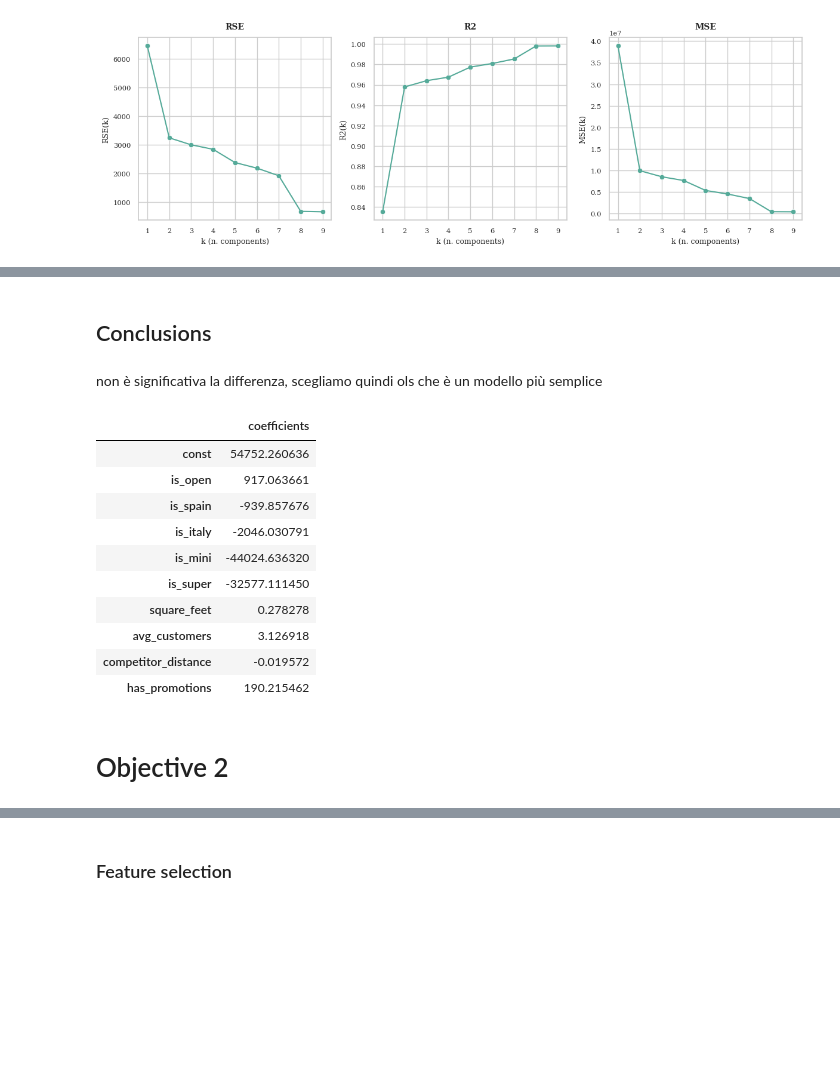
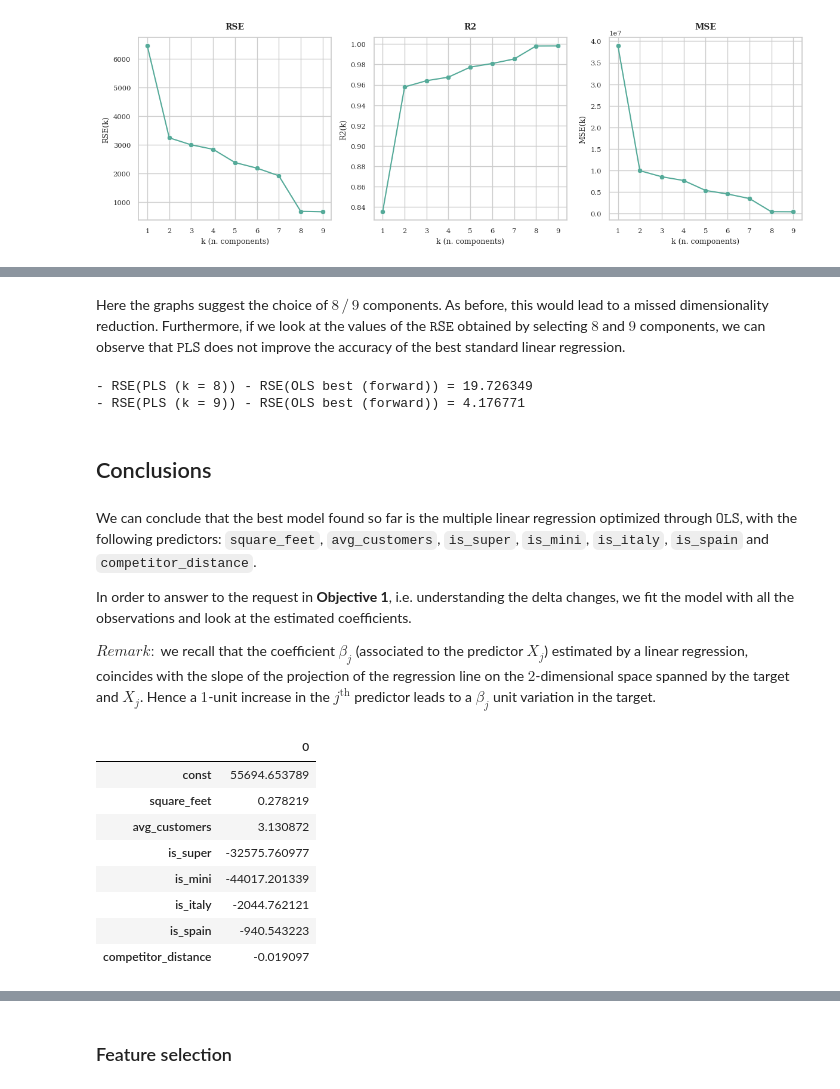
Before and after one commit to caporali/statistical_machine_learning_project, a Jupyter notebook: project_sml.ipynb, the cells around one changed output, grey strips where cells are left out. Drawn from its saved outputs; the diff is of its cells as text; code cells hidden in the pictures; blank space fills up the shorter version.

```diff
--- a/project_sml.ipynb
+++ b/project_sml.ipynb
@@ -806,7 +807,7 @@ def forward_selection_v2(training_method, X, y, criteria, alpha = 0.1):
 	best_metrics_k = {
 		"RSE": float("inf"),
 		"R2": 0,
-		"MSE": float("inf"),
+		"MSE": float("inf")
 	}
 	best_metrics = []
 	for _ in range(p):
@@ -832,8 +833,7 @@ def forward_selection_v2(training_method, X, y, criteria, alpha = 0.1):
 			cv_folds = {
 				"RSE": 0,
 				"R2": 0,
-				"MSE": 0,
-				"len": 0
+				"MSE": 0
 			}
 
 			# for each fold fit the model and estimate cv test error using the mean of the considered statistics in all folds
@@ -863,10 +863,9 @@ def forward_selection_v2(training_method, X, y, criteria, alpha = 0.1):
 				cv_folds["RSE"] = cv_folds["RSE"] + RSE
 				cv_folds["R2"] = cv_folds["R2"] + R2
 				cv_folds["MSE"] = cv_folds["MSE"] + MSE
-				cv_folds["len"] = cv_folds["len"] + 1
 
 			# compute the 5-fold errors
-			cv_folds = {key: cv_folds[key] / cv_folds["len"] for key in cv_folds.keys()}
+			cv_folds = {key: cv_folds[key] / number_folds for key in cv_folds.keys()}
 
 			# if the estimation of the error is better (according to the selected criteria) we store metrics and features
 			if better_by_criteria(cv_folds[criteria], best_metrics[k][criteria], criteria):
@@ -905,7 +904,7 @@ def backward_selection_v2(training_method, X, y, criteria, alpha = 0.1):
 	best_metrics_k = {
 		"RSE": float("inf"),
 		"R2": 0,
-		"MSE": float("inf"),
+		"MSE": float("inf")
 	}
 	best_metrics = []
 	for _ in range(p):
@@ -927,8 +926,7 @@ def backward_selection_v2(training_method, X, y, criteria, alpha = 0.1):
 			cv_folds = {
 				"RSE": 0,
 				"R2": 0,
-				"MSE": 0,
-				"len": 0
+				"MSE": 0
 			}
 
 			for train_index, validation_index in kf.split(X_subset):
@@ -955,10 +953,9 @@ def backward_selection_v2(training_method, X, y, criteria, alpha = 0.1):
 				cv_folds["RSE"] = cv_folds["RSE"] + RSE
 				cv_folds["R2"] = cv_folds["R2"] + R2
 				cv_folds["MSE"] = cv_folds["MSE"] + MSE
-				cv_folds["len"] = cv_folds["len"] + 1
 
 			# compute the 5-fold errors
-			cv_folds = {key: cv_folds[key] / cv_folds["len"] for key in cv_folds.keys()}
+			cv_folds = {key: cv_folds[key] / number_folds for key in cv_folds.keys()}
 
 			# if the estimation of the error is better we store metrics and features
 			if better_by_criteria(cv_folds[criteria], best_metrics[k - 1][criteria], criteria):
@@ -994,8 +991,8 @@ def report_best_parameters(features, metrics, criteria, model_name = "", verbose
 		if model_name != "":
 			print(model_name + ", ", end = "")
 		print("best parameters:\n\t- k =", criteria_best_k + 1, "\n\t- features =", features[criteria_best_k])
-		print("\t- cv metrics:\n\t\t- RSE =", metrics[criteria_best_k]["RSE"], "\n\t\t- R2 =",
-			metrics[criteria_best_k]["R2"], "\n\t\t- MSE =", metrics[criteria_best_k]["MSE"])
+		print("\t- cv metrics:\n\t\t- RSE =", '%.6f' % metrics[criteria_best_k]["RSE"], "\n\t\t- R2 =",
+			'%.6f' % metrics[criteria_best_k]["R2"], "\n\t\t- MSE =", '%.6f' % metrics[criteria_best_k]["MSE"])
 
 	return features[criteria_best_k], metrics[criteria_best_k]
 
@@ -1550,26 +1566,53 @@ non è utile fare pls (si vede dai plot)
+# %% [markdown]
+Here the graphs suggest the choice of $8\,/\,9$ components. As before, this would lead to a missed dimensionality reduction.
+Furthermore, if we look at the values of the $\texttt{RSE}$ obtained by selecting $8$ and $9$ components, we can observe that $\texttt{PLS}$ does not improve the accuracy of the best standard linear regression.
+# %%
+# 8 components consideres
+n_components = 8
+# model
+model_name = "PLS (k = " + str(n_components) +")"
+# print difference RSE
+print("- RSE(" + model_name + ") - RSE(OLS best (forward)) =",
+	'%.6f' % (errors_pls[n_components - 1]["RSE"] - cv_errors["RSE"]["OLS best (forward)"]))
+
+# 9 components consideres
+n_components = 9
+# model
+model_name = "PLS (k = " + str(n_components) +")"
+# print difference RSE
+print("- RSE(" + model_name + ") - RSE(OLS best (forward)) =",
+	'%.6f' % (errors_pls[n_components - 1]["RSE"] - cv_errors["RSE"]["OLS best (forward)"]))
+
+# store cv errors (9 components)
+cv_errors = pd.concat([cv_errors, pd.DataFrame([errors_pca[n_components - 1]])])
+cv_errors = cv_errors.rename(index = {0: model_name})
+# %% [output]
+- RSE(PLS (k = 8)) - RSE(OLS best (forward)) = 19.726349
+- RSE(PLS (k = 9)) - RSE(OLS best (forward)) = 4.176771
 # %% [markdown]
 ## Conclusions
-# %% [markdown]
-non è significativa la differenza, scegliamo quindi ols che è un modello più semplice
+# %% [markdown]
+We can conclude that the best model found so far is the multiple linear regression optimized through $\texttt{OLS}$, with the following predictors: `square_feet`, `avg_customers`, `is_super`, `is_mini`, `is_italy`, `is_spain` and `competitor_distance`.
+
+In order to answer to the request in **Objective 1**, i.e. understanding the delta changes, we fit the model with all the observations and look at the estimated coefficients.
+
+$\textit{Remark}:$ we recall that the coefficient $\beta_j$ (associated to the predictor $X_j$) estimated by a linear regression, coincides with the slope of the projection of the regression line on the $2$-dimensional space spanned by the target and $X_j$. Hence a $1$-unit increase in the $j^{\text{th}}$ predictor leads to a $\beta_j$ unit variation in the target.
 # %%
 # fit (OLS)
-X_with_intercept = sm.add_constant(X)
+X_with_intercept = sm.add_constant(X[best_features])
 model = sm.OLS(y, X_with_intercept).fit()
 
 # coefficient estimates
 coefficients = pd.DataFrame(model.params)
 coefficients.rename(columns = {0: "coefficients"})
+display(coefficients)
 # %% [output]
-|  | coefficients |
-| const | 54752.260636 |
-| is_open | 917.063661 |
-| is_spain | -939.857676 |
-| is_italy | -2046.030791 |
-| is_mini | -44024.636320 |
-| is_super | -32577.111450 |
-| square_feet | 0.278278 |
-| avg_customers | 3.126918 |
-| competitor_distance | -0.019572 |
-| has_promotions | 190.215462 |
+|  | 0 |
+| const | 55694.653789 |
+| square_feet | 0.278219 |
+| avg_customers | 3.130872 |
+| is_super | -32575.760977 |
+| is_mini | -44017.201339 |
+| is_italy | -2044.762121 |
+| is_spain | -940.543223 |
+| competitor_distance | -0.019097 |
-# %% [markdown]
-# Objective 2
```
Also changed, not shown: parts of 55 cells of this notebook, 1 other file.
